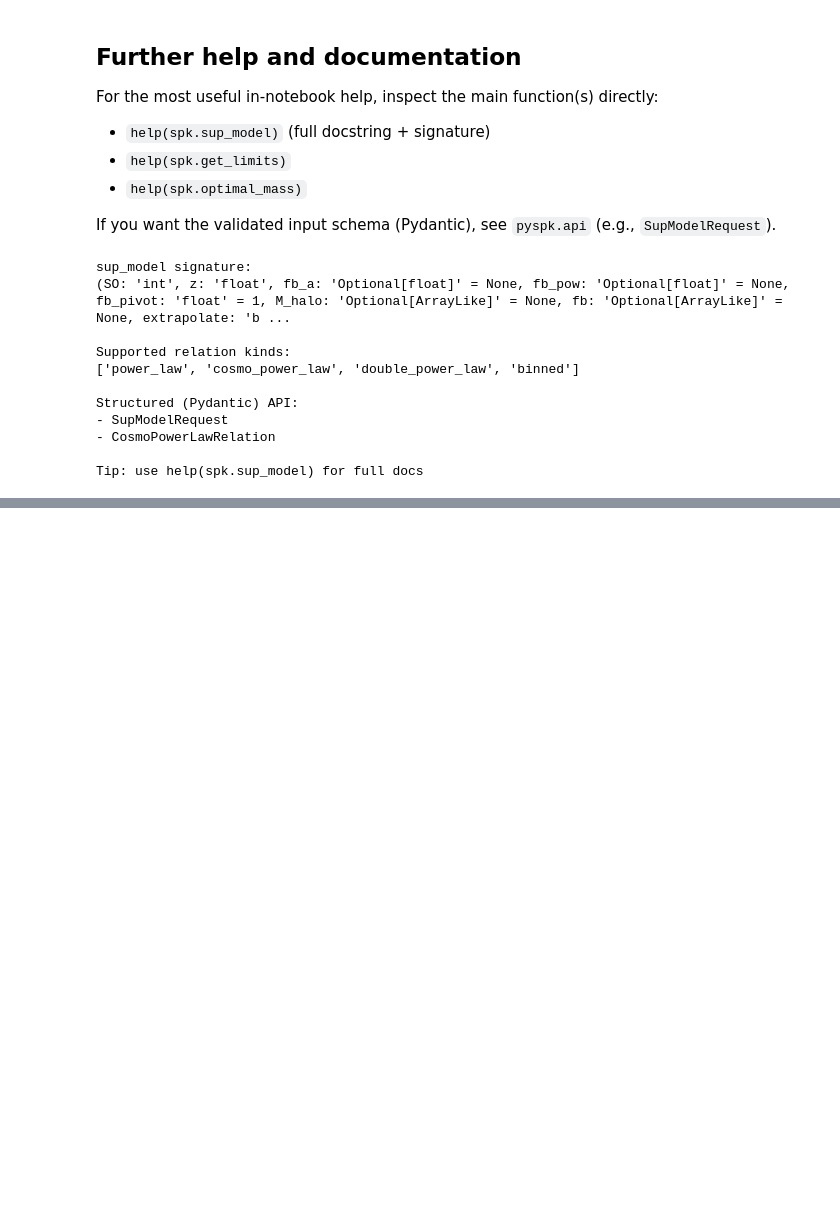
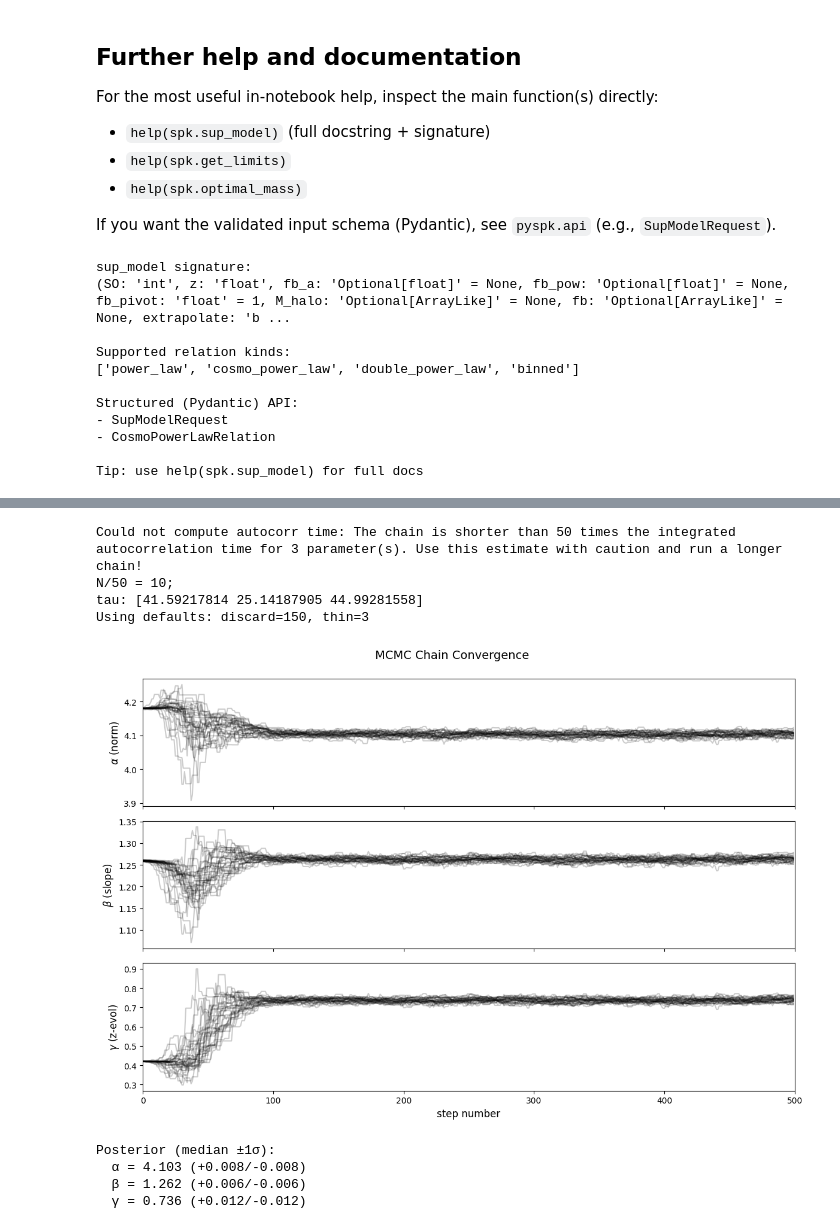
Before and after one commit to jemme07/pyspk, a Jupyter notebook: examples/pySPk_Examples.ipynb, the cells around one changed output, grey strips where cells are left out. Drawn from its saved outputs; the diff is of its cells as text; code cells hidden in the pictures; blank space fills up the shorter version.

```diff
--- a/examples/pySPk_Examples.ipynb
+++ b/examples/pySPk_Examples.ipynb
@@ -530,0 +557,57 @@ Posterior (median ±1σ):
+# %%
+# Convergence diagnostics: Plot chain trajectories for all walkers
+# This helps visualize if walkers have mixed well and reached a stationary distribution
+
+samples = sampler.get_chain()
+labels = [r"$\alpha$ (norm)", r"$\beta$ (slope)", r"$\gamma$ (z-evol)"]
+
+fig, axes = plt.subplots(ndim, figsize=(12, 8), sharex=True)
+for i in range(ndim):
+    ax = axes[i]
+    # Plot all walker trajectories with low alpha to see the ensemble
+    ax.plot(samples[:, :, i], "k", alpha=0.2)
+    ax.set_ylabel(labels[i], fontsize=12)
+    ax.set_xlim(0, len(samples))
+
+axes[-1].set_xlabel("step number", fontsize=12)
+fig.suptitle("MCMC Chain Convergence", fontsize=14, y=1.00)
+plt.tight_layout()
+
+# Calculate autocorrelation time to diagnose convergence
+try:
+    tau = sampler.get_autocorr_time()
+    print("\nAutocorrelation time for each parameter:")
+    for i, (label, t) in enumerate(zip(labels, tau)):
+        print(f"  {label}: {t:.1f} steps")
+
+    # Suggest burn-in and thinning based on autocorrelation
+    burn_in = int(np.max(tau) * 3)  # Discard ~3× max autocorr time
+    thin = int(np.max(tau) / 2)  # Thin by ~half the max autocorr time
+    print(f"\nRecommended: discard={burn_in}, thin={thin}")
+    print(f"  (Conservative burn-in: 3× max autocorr time)")
+    print(f"  (Thinning: ~half max autocorr time for independent samples)")
+except Exception as e:
+    print(f"Could not compute autocorr time: {e}")
+    print("Using defaults: discard=150, thin=3")
+# %% [output]
+Could not compute autocorr time: The chain is shorter than 50 times the integrated autocorrelation time for 3 parameter(s). Use this estimate with caution and run a longer chain!
+N/50 = 10;
+tau: [41.59217814 25.14187905 44.99281558]
+Using defaults: discard=150, thin=3
+[figure, added]
+# %%
+# Extract posterior samples using diagnostics from above
+# Use conservative burn-in and thinning to get independent samples
+chain = sampler.get_chain(discard=150, thin=3, flat=True)
+q16, q50, q84 = np.percentile(chain, [16, 50, 84], axis=0)
+alpha_med, beta_med, gamma_med = q50
+
+print("\nPosterior (median ±1σ):")
+print(f"  α = {alpha_med:.3f} (+{q84[0] - q50[0]:.3f}/-{q50[0] - q16[0]:.3f})")
+print(f"  β = {beta_med:.3f} (+{q84[1] - q50[1]:.3f}/-{q50[1] - q16[1]:.3f})")
+print(f"  γ = {gamma_med:.3f} (+{q84[2] - q50[2]:.3f}/-{q50[2] - q16[2]:.3f})")
+# %% [output]
+Posterior (median ±1σ):
+  α = 4.103 (+0.008/-0.008)
+  β = 1.262 (+0.006/-0.006)
+  γ = 0.736 (+0.012/-0.012)
```
Also changed, not shown: parts of 6 cells of this notebook.
